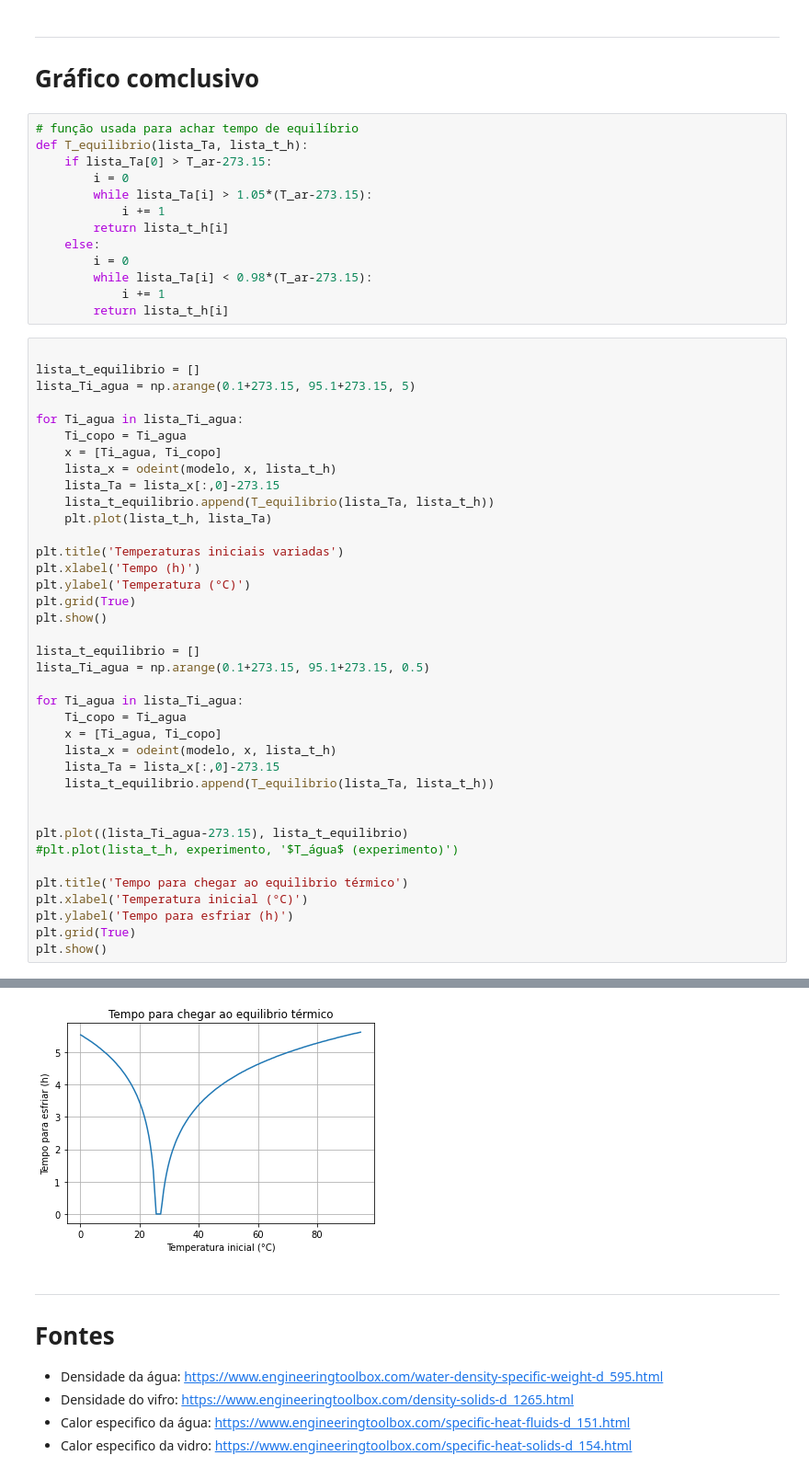
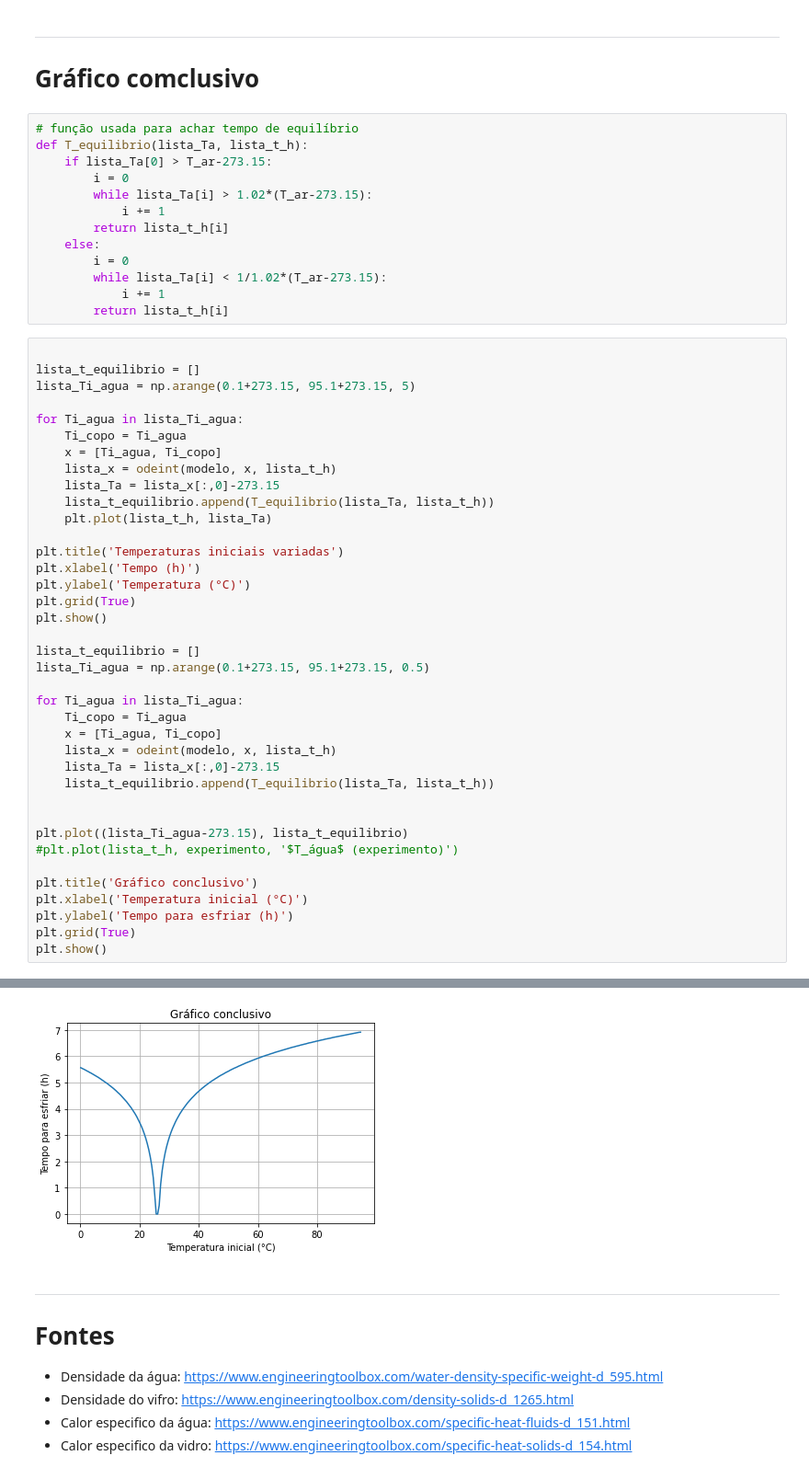
Before and after one commit to pedroivoal/Modsim-P2, a Jupyter notebook: jup.ipynb, the cells around one changed output, grey strips where cells are left out. Shown at 92% size. Cells and saved outputs as stored; diff of their text form.

Commit message:
gráfico conclusivo ajustes

```diff
--- a/jup.ipynb
+++ b/jup.ipynb
@@ -133,12 +133,12 @@ plt.show()
 def T_equilibrio(lista_Ta, lista_t_h):
     if lista_Ta[0] > T_ar-273.15:
         i = 0
-        while lista_Ta[i] > 1.05*(T_ar-273.15):
+        while lista_Ta[i] > 1.02*(T_ar-273.15):
             i += 1
         return lista_t_h[i]
     else:
         i = 0
-        while lista_Ta[i] < 0.98*(T_ar-273.15):
+        while lista_Ta[i] < 1/1.02*(T_ar-273.15):
             i += 1
         return lista_t_h[i]
 # %%
@@ -153,35 +153,35 @@ for Ti_agua in lista_Ti_agua:
     lista_Ta = lista_x[:,0]-273.15
     lista_t_equilibrio.append(T_equilibrio(lista_Ta, lista_t_h))
     plt.plot(lista_t_h, lista_Ta)
 
 plt.title('Temperaturas iniciais variadas')
 plt.xlabel('Tempo (h)')
 plt.ylabel('Temperatura (°C)')
 plt.grid(True)
 plt.show()
 
 lista_t_equilibrio = []
 lista_Ti_agua = np.arange(0.1+273.15, 95.1+273.15, 0.5)
 
 for Ti_agua in lista_Ti_agua:
     Ti_copo = Ti_agua
     x = [Ti_agua, Ti_copo]
     lista_x = odeint(modelo, x, lista_t_h)
     lista_Ta = lista_x[:,0]-273.15
     lista_t_equilibrio.append(T_equilibrio(lista_Ta, lista_t_h))
 
 
 plt.plot((lista_Ti_agua-273.15), lista_t_equilibrio)
 #plt.plot(lista_t_h, experimento, '$T_água$ (experimento)')
 
-plt.title('Tempo para chegar ao equilibrio térmico')
+plt.title('Gráfico conclusivo')
 plt.xlabel('Temperatura inicial (°C)')
 plt.ylabel('Tempo para esfriar (h)')
 plt.grid(True)
 plt.show()
 # %% [output]
 [figure]
-[figure, old version]
+[figure, new version]
 # %% [markdown]
 ---
 # Fontes
```
